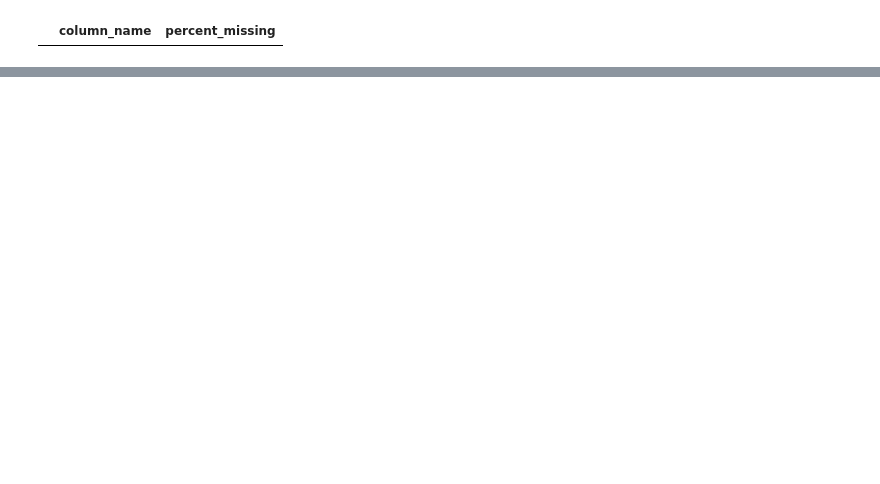
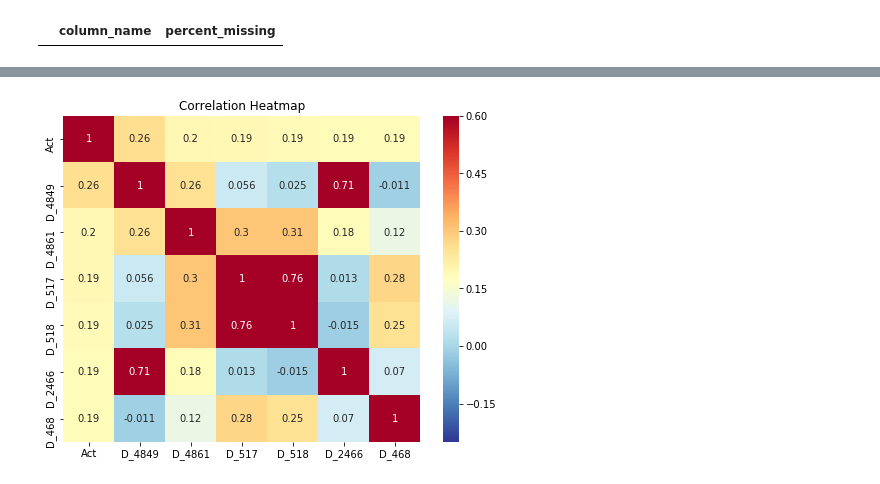
Before and after one commit to xinxinmo/DataXMerckChallenge, a Jupyter notebook: scripts/Near zero variance - data preprocessing.ipynb, the cells around one changed output, grey strips where cells are left out. Drawn from its saved outputs; the diff is of its cells as text; code cells hidden in the pictures; blank space fills up the shorter version.

```diff
--- a/scripts/Near zero variance - data preprocessing.ipynb
+++ b/scripts/Near zero variance - data preprocessing.ipynb
@@ -69,0 +111,3 @@ plt.show()
+# %%
+# Remove features if the variance is below 1
+train_act_1_corr = remove_feat_constants(train_act_1_pre,1)[0]
@@ -69,0 +116,2 @@ plt.show()
+# %%
+train_act_1_corr['Act']=train_act_1['Act']
@@ -69,0 +141,5 @@ plt.show()
+# %%
+# Extract the features with highest variance and absolute correlation
+ext_data = train_act_1_corr[['Act', 'D_4849', 'D_4861', 'D_517', 'D_518','D_2466','D_468']]
+ext_data_corrs = ext_data.corr()
+ext_data_corrs
@@ -69,0 +155,8 @@ plt.show()
+# %%
+plt.figure(figsize = (8, 6))
+
+# Heatmap of correlations
+sns.heatmap(ext_data_corrs, cmap = plt.cm.RdYlBu_r, vmin = -0.25, annot = True, vmax = 0.6)
+plt.title('Correlation Heatmap');
+# %% [output]
+[figure, added]
```
Also changed, not shown: parts of 21 cells of this notebook.
